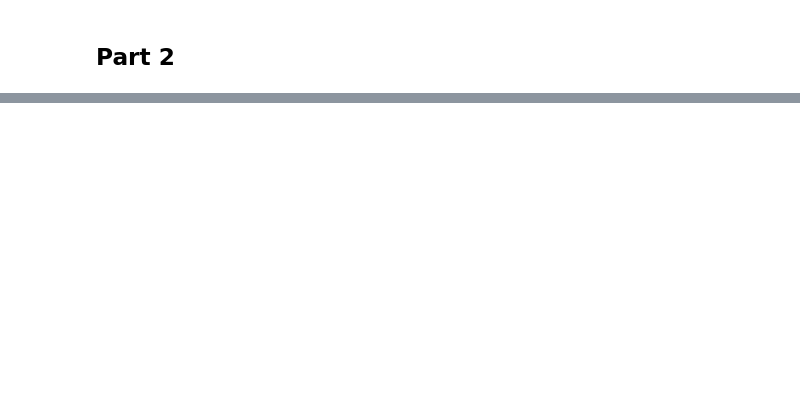
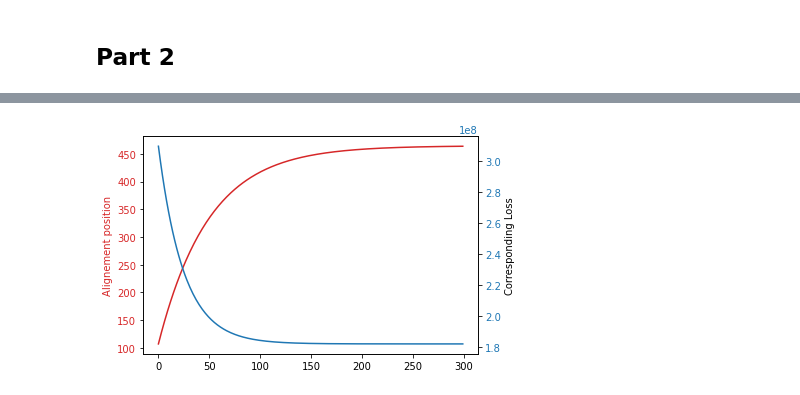
Before and after one commit to amirhm/advent, a Jupyter notebook: Day07.ipynb, the cells around one changed output, grey strips where cells are left out. Cells and saved outputs as stored; diff of their text form; code cells hidden in the pictures; blank space fills up the shorter version.

```diff
--- a/Day07.ipynb
+++ b/Day07.ipynb
@@ -42,4 +52,4 @@ cost_vec_2 = jnp.array(cost_vec_2)
 # %%
-def func(x):
+def cost2(x):
     cost = jnp.array((data - x)**2, float)
     return jnp.array(cost).sum().astype(np.float32)
@@ -63,0 +81,23 @@ for epoch in range(200) :
+# %%
+gradf = grad(cost2)
+loss , values = [] , []
+learning_rate, num_epoch, x0 = 0.00001, 300, 100.0
+x = jnp.array([x0])
+for epoch in range(num_epoch) :
+    x = x - learning_rate * gradf(x)
+    values.append(x)
+    loss.append(cost2(x))
+
+print(cost_vec_2[abs(data - int(x))].sum(axis=0).min())
+# %%
+color = 'tab:red'
+plt.plot(values, color)
+plt.ylabel('Alignement position',color=color)
+plt.tick_params(axis='y', labelcolor=color)
+ax2 = plt.gca().twinx()
+color = 'tab:blue'
+ax2.plot(loss)
+plt.ylabel('Corresponding Loss')
+ax2.tick_params(axis='y', labelcolor=color)
+# %% [output]
+[figure, added]
```
Also changed, not shown: parts of 24 cells of this notebook.
